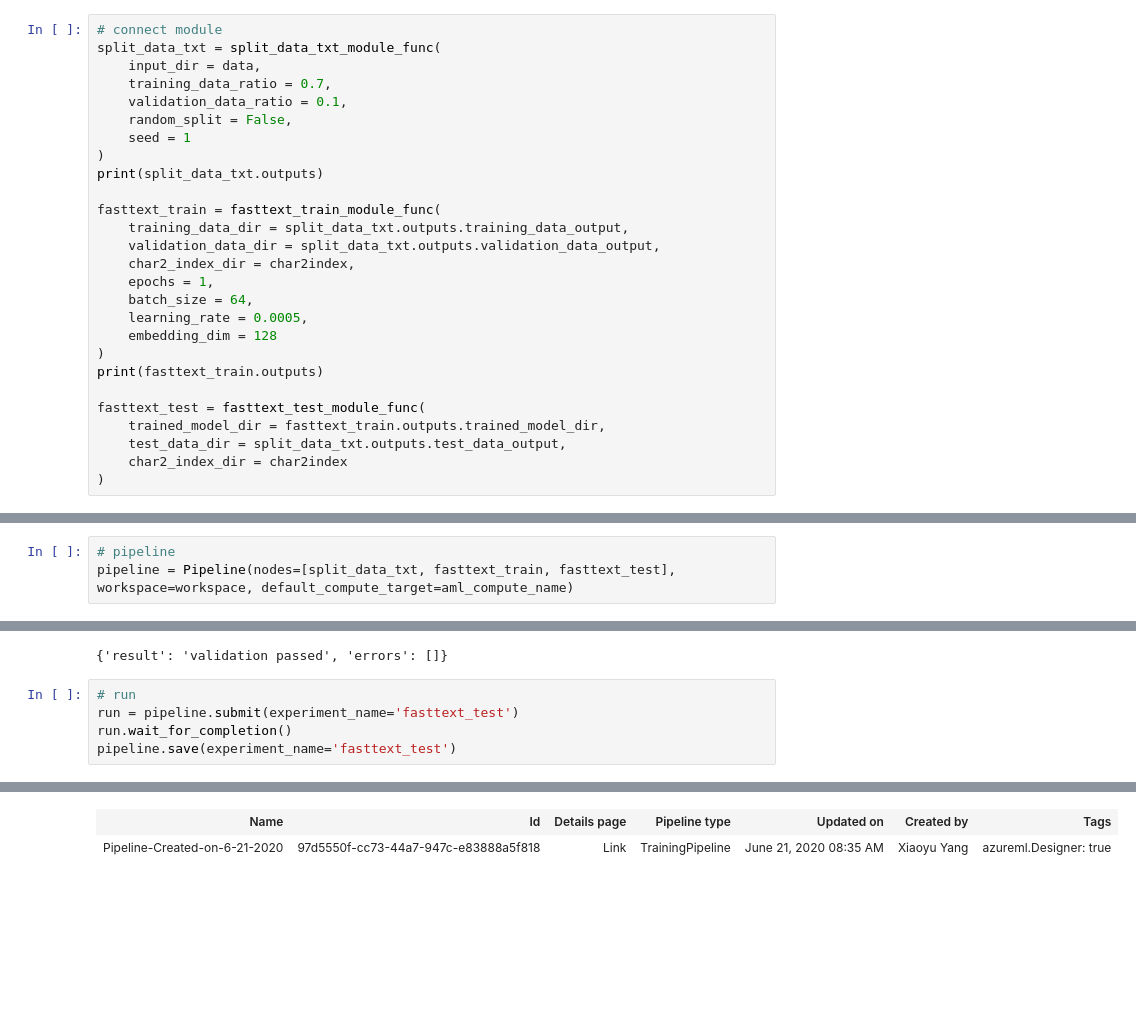
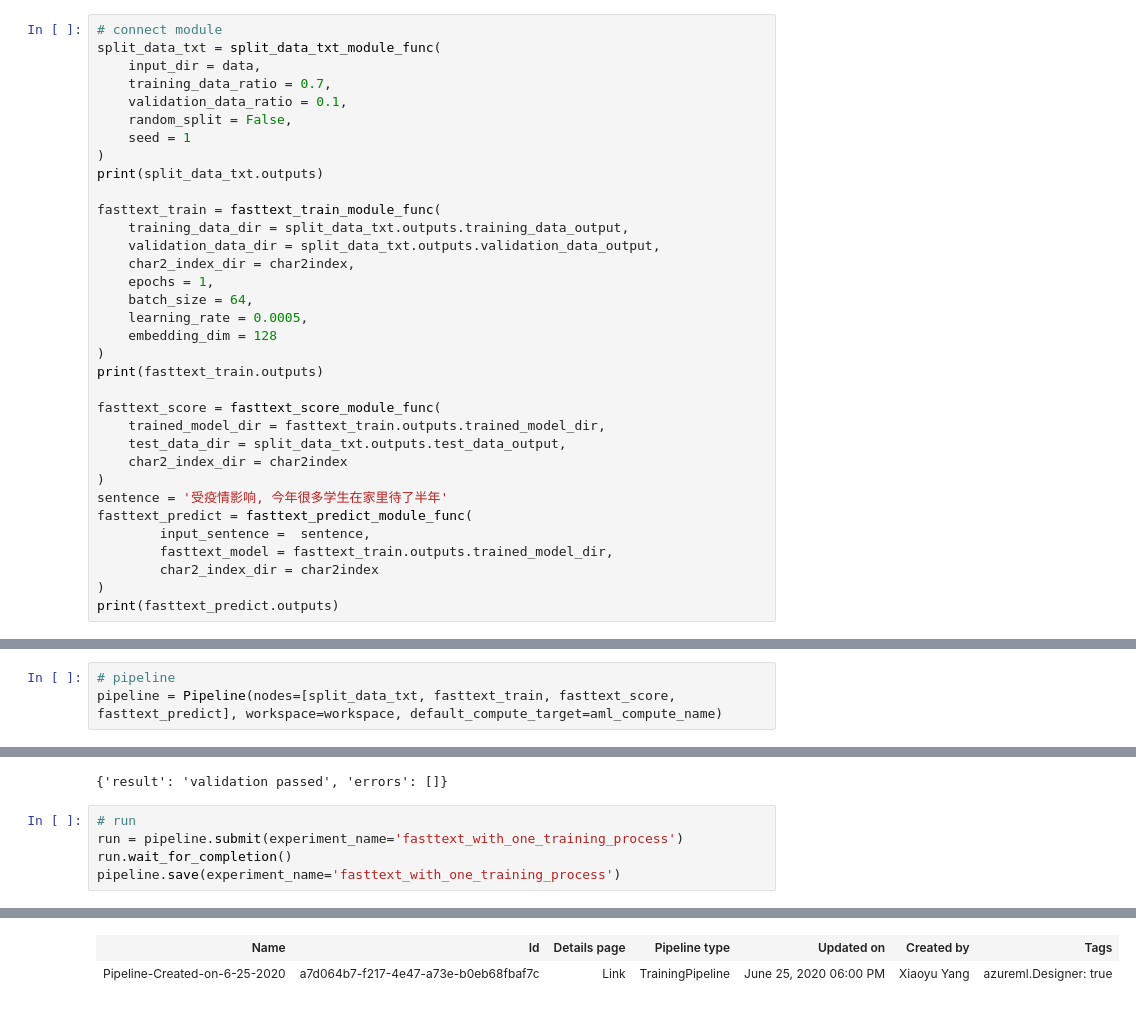
Before and after one commit to smallhaes/fasttext-sentence-classification, a Jupyter notebook: sample_fasttext_pipeline.ipynb, the cells around one changed output, grey strips where cells are left out. Drawn from its saved outputs; the diff is of its cells as text; blank space fills up the shorter version.

```diff
--- a/sample_fasttext_pipeline.ipynb
+++ b/sample_fasttext_pipeline.ipynb
@@ -143,11 +172,18 @@ fasttext_train = fasttext_train_module_func(
 )
 print(fasttext_train.outputs)
 
-fasttext_test = fasttext_test_module_func(
+fasttext_score = fasttext_score_module_func(
     trained_model_dir = fasttext_train.outputs.trained_model_dir,
     test_data_dir = split_data_txt.outputs.test_data_output,
     char2_index_dir = char2index
 )
+sentence = '受疫情影响, 今年很多学生在家里待了半年'
+fasttext_predict = fasttext_predict_module_func(
+        input_sentence =  sentence,
+        fasttext_model = fasttext_train.outputs.trained_model_dir,
+        char2_index_dir = char2index
+)
+print(fasttext_predict.outputs)
 # %% [output]
 {'training_data_output': <azureml.pipeline.wrapper._module._OutputBuilder object at 0x...>, 'validation_data_output': <azureml.pipeline.wrapper._module._OutputBuilder object at 0x...>, 'test_data_outp ...
 {'trained_model_dir': <azureml.pipeline.wrapper._module._OutputBuilder object at 0x...>}
@@ -154,6 +191,6 @@ fasttext_test = fasttext_test_module_func(
 # %%
 # pipeline
-pipeline = Pipeline(nodes=[split_data_txt, fasttext_train, fasttext_test], workspace=workspace, default_compute_target=aml_compute_name)
+pipeline = Pipeline(nodes=[split_data_txt, fasttext_train, fasttext_score, fasttext_predict], workspace=workspace, default_compute_target=aml_compute_name)
 # %%
 # validate
 pipeline.validate()
@@ -165,7 +202,7 @@ SupportDetectView()
 {'result': 'validation passed', 'errors': []}
 # %%
 # run
-run = pipeline.submit(experiment_name='fasttext_test')
+run = pipeline.submit(experiment_name='fasttext_with_one_training_process')
 run.wait_for_completion()
-pipeline.save(experiment_name='fasttext_test')
+pipeline.save(experiment_name='fasttext_with_one_training_process')
 # %% [output]
@@ -189,2 +227,2 @@ PipelineRun Status: Completed
 | Name | Id | Details page | Pipeline type | Updated on | Created by | Tags |
-| Pipeline-Created-on-6-21-2020 | 97d5550f-cc73-44a7-947c-e83888a5f818 | Link | TrainingPipeline | June 21, 2020 08:35 AM | Xiaoyu Yang | azureml.Designer: true |
+| Pipeline-Created-on-6-25-2020 | a7d064b7-f217-4e47-a73e-b0eb68fbaf7c | Link | TrainingPipeline | June 25, 2020 06:00 PM | Xiaoyu Yang | azureml.Designer: true |
```
Also changed, not shown: parts of 5 cells of this notebook, 54 other files.
